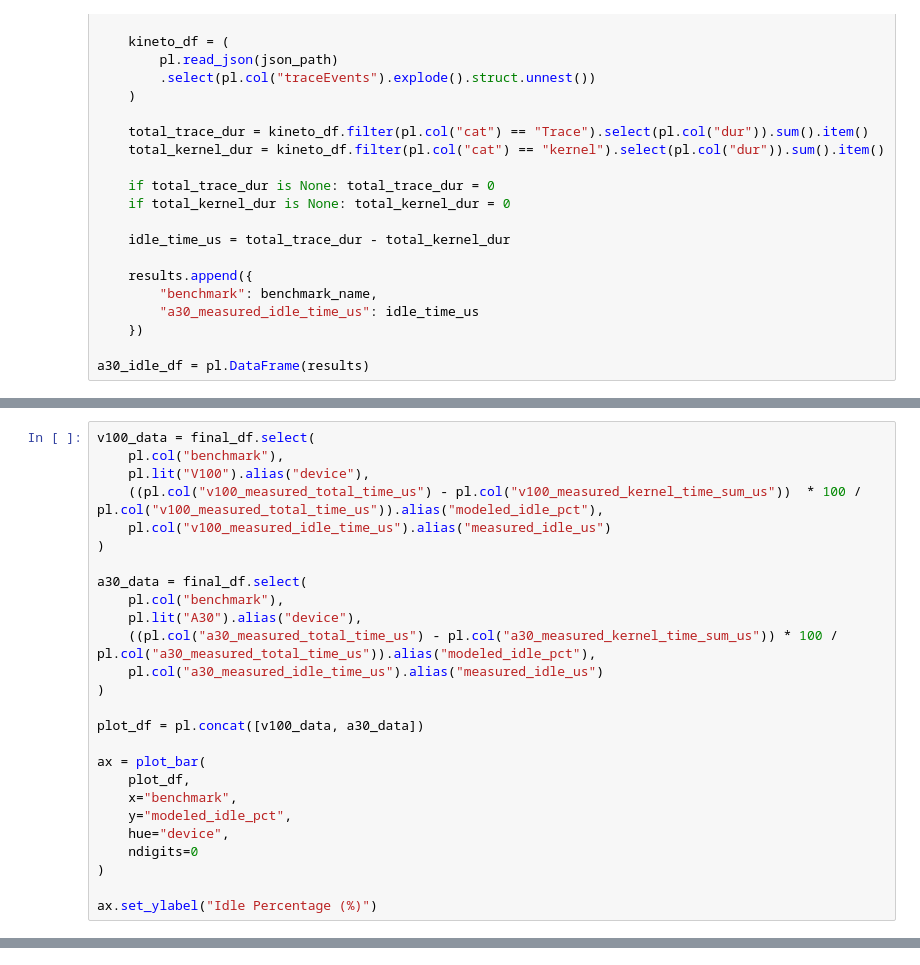
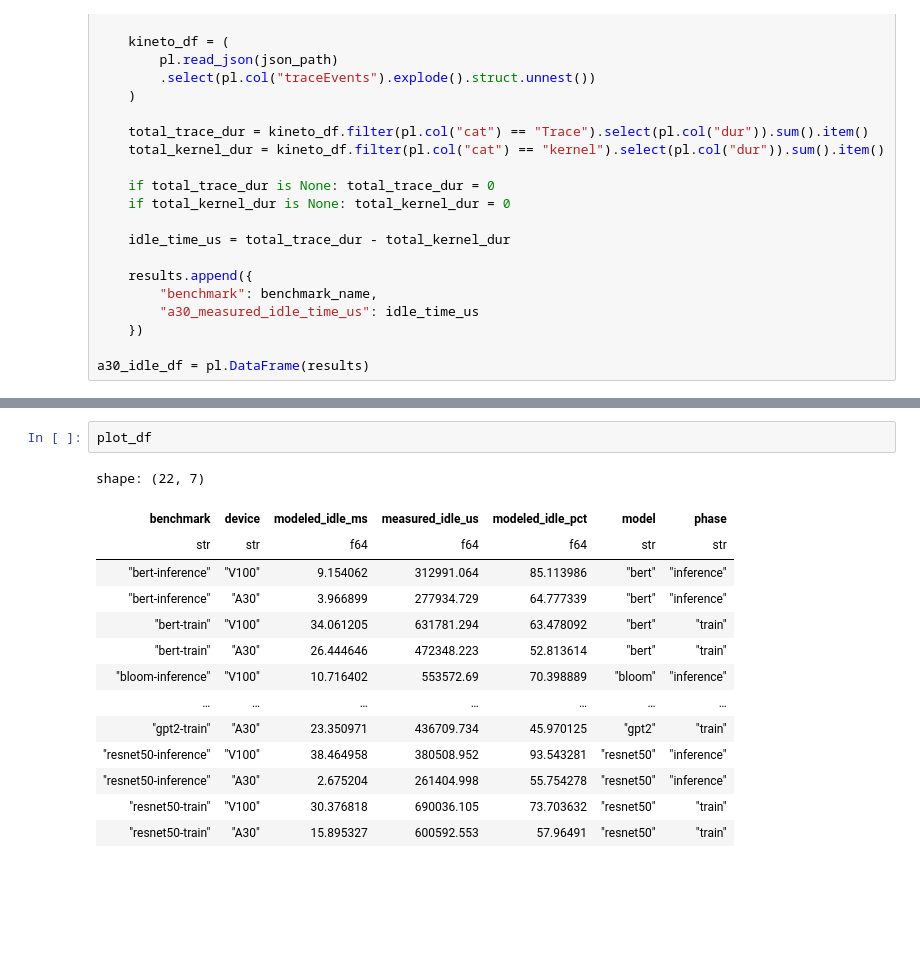
Before and after one commit to ice-rlab/accel-sim-framework-fork, a Jupyter notebook: a30.ipynb, the cells around one changed output, grey strips where cells are left out. Cells and saved outputs as stored; diff of their text form; blank space fills up the shorter version.

```diff
--- a/a30.ipynb
+++ b/a30.ipynb
@@ -252,26 +252,0 @@ Text(0, 0.5, 'Modeled Idle Time (us)')
-# %%
-v100_data = final_df.select(
-    pl.col("benchmark"),
-    pl.lit("V100").alias("device"),
-    ((pl.col("v100_measured_total_time_us") - pl.col("v100_measured_kernel_time_sum_us"))  * 100 / pl.col("v100_measured_total_time_us")).alias("modeled_idle_pct"),
-    pl.col("v100_measured_idle_time_us").alias("measured_idle_us")
-)
-
-a30_data = final_df.select(
-    pl.col("benchmark"),
-    pl.lit("A30").alias("device"),
-    ((pl.col("a30_measured_total_time_us") - pl.col("a30_measured_kernel_time_sum_us")) * 100 / pl.col("a30_measured_total_time_us")).alias("modeled_idle_pct"),
-    pl.col("a30_measured_idle_time_us").alias("measured_idle_us")
-)
-
-plot_df = pl.concat([v100_data, a30_data])
-
-ax = plot_bar(
-    plot_df,
-    x="benchmark",
-    y="modeled_idle_pct",
-    hue="device",
-    ndigits=0
-)
-
-ax.set_ylabel("Idle Percentage (%)")
@@ -280,0 +329,17 @@ Text(0, 0.5, 'Idle Percentage (%)')
+# %%
+plot_df
+# %% [output]
+shape: (22, 7)
+| benchmark | device | modeled_idle_ms | measured_idle_us | modeled_idle_pct | model | phase |
+| str | str | f64 | f64 | f64 | str | str |
+| "bert-inference" | "V100" | 9.154062 | 312991.064 | 85.113986 | "bert" | "inference" |
+| "bert-inference" | "A30" | 3.966899 | 277934.729 | 64.777339 | "bert" | "inference" |
+| "bert-train" | "V100" | 34.061205 | 631781.294 | 63.478092 | "bert" | "train" |
+| "bert-train" | "A30" | 26.444646 | 472348.223 | 52.813614 | "bert" | "train" |
+| "bloom-inference" | "V100" | 10.716402 | 553572.69 | 70.398889 | "bloom" | "inference" |
+| … | … | … | … | … | … | … |
+| "gpt2-train" | "A30" | 23.350971 | 436709.734 | 45.970125 | "gpt2" | "train" |
+| "resnet50-inference" | "V100" | 38.464958 | 380508.952 | 93.543281 | "resnet50" | "inference" |
+| "resnet50-inference" | "A30" | 2.675204 | 261404.998 | 55.754278 | "resnet50" | "inference" |
+| "resnet50-train" | "V100" | 30.376818 | 690036.105 | 73.703632 | "resnet50" | "train" |
+| "resnet50-train" | "A30" | 15.895327 | 600592.553 | 57.96491 | "resnet50" | "train" |
```
Also changed, not shown: parts of 6 cells of this notebook, 1 other file.
